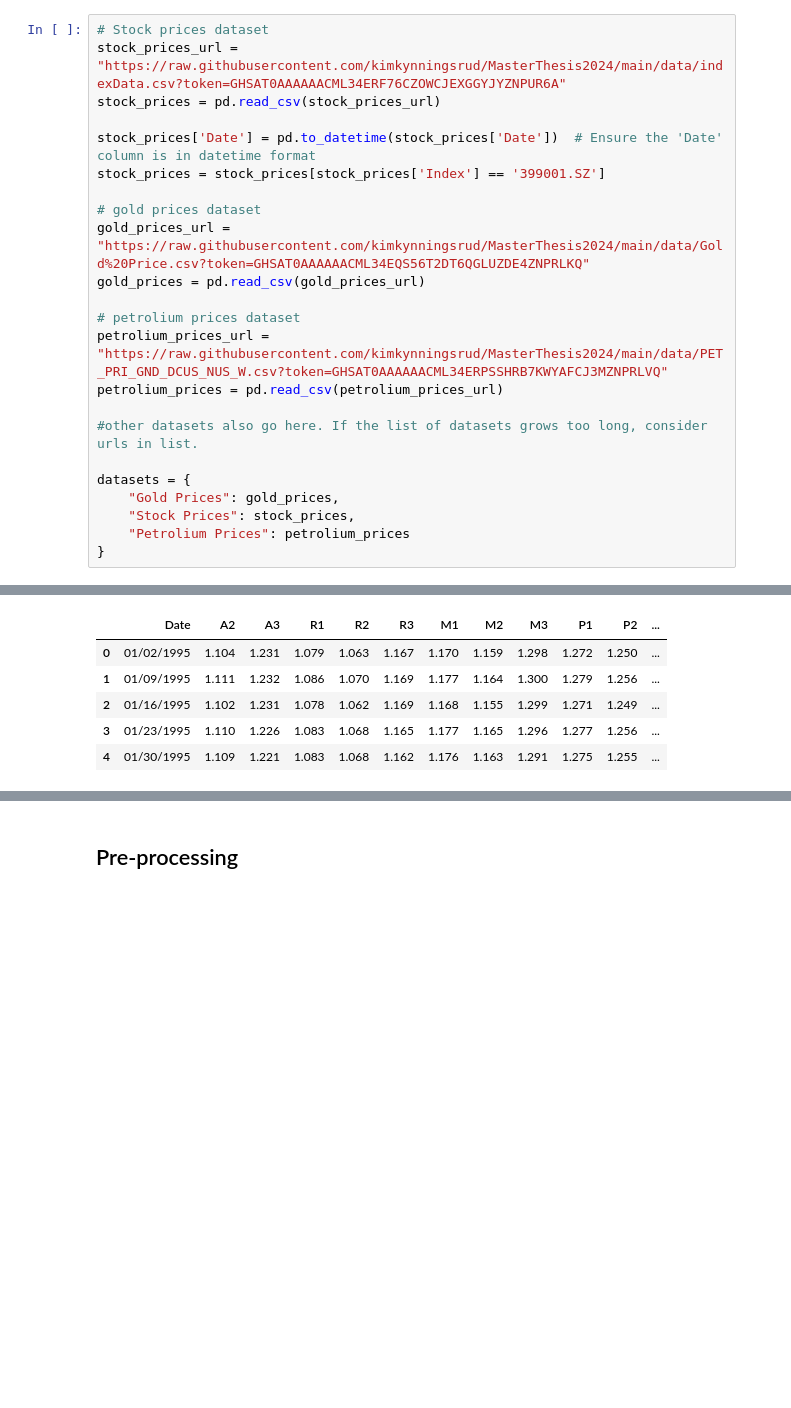
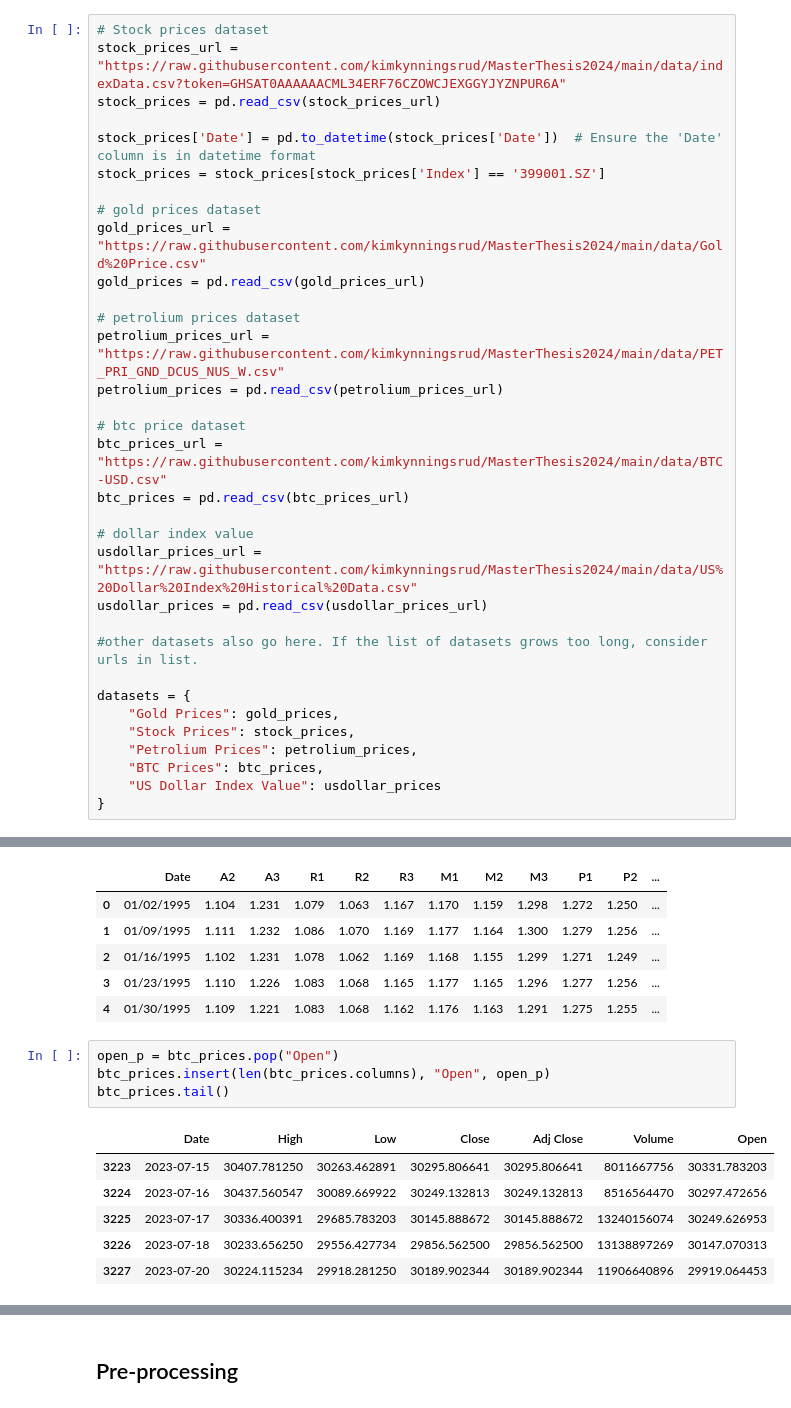
Before and after one commit to kimkynningsrud/MasterThesis2024, a Jupyter notebook: code.ipynb, the cells around one changed output, grey strips where cells are left out. Cells and saved outputs as stored; diff of their text form; blank space fills up the shorter version.

```diff
--- a/code.ipynb
+++ b/code.ipynb
@@ -47,19 +47,29 @@ stock_prices['Date'] = pd.to_datetime(stock_prices['Date'])  # Ensure the 'Date'
 stock_prices = stock_prices[stock_prices['Index'] == '399001.SZ']
 
 # gold prices dataset
-gold_prices_url = "https://raw.githubusercontent.com/kimkynningsrud/MasterThesis2024/main/data/Gold%20Price.csv?token=GHSAT0AAAAAACML34EQS56T2DT6QGLUZDE4ZNPRLKQ"
+gold_prices_url = "https://raw.githubusercontent.com/kimkynningsrud/MasterThesis2024/main/data/Gold%20Price.csv"
 gold_prices = pd.read_csv(gold_prices_url)
 
 # petrolium prices dataset
-petrolium_prices_url = "https://raw.githubusercontent.com/kimkynningsrud/MasterThesis2024/main/data/PET_PRI_GND_DCUS_NUS_W.csv?token=GHSAT0AAAAAACML34ERPSSHRB7KWYAFCJ3MZNPRLVQ"
+petrolium_prices_url = "https://raw.githubusercontent.com/kimkynningsrud/MasterThesis2024/main/data/PET_PRI_GND_DCUS_NUS_W.csv"
 petrolium_prices = pd.read_csv(petrolium_prices_url)
+
+# btc price dataset
+btc_prices_url = "https://raw.githubusercontent.com/kimkynningsrud/MasterThesis2024/main/data/BTC-USD.csv"
+btc_prices = pd.read_csv(btc_prices_url)
+
+# dollar index value
+usdollar_prices_url = "https://raw.githubusercontent.com/kimkynningsrud/MasterThesis2024/main/data/US%20Dollar%20Index%20Historical%20Data.csv"
+usdollar_prices = pd.read_csv(usdollar_prices_url)
 
 #other datasets also go here. If the list of datasets grows too long, consider urls in list.
 
 datasets = {
     "Gold Prices": gold_prices,
     "Stock Prices": stock_prices,
-    "Petrolium Prices": petrolium_prices
+    "Petrolium Prices": petrolium_prices,
+    "BTC Prices": btc_prices,
+    "US Dollar Index Value": usdollar_prices
 }
 # %%
 stock_prices.head()
@@ -100,3 +101,14 @@ petrolium_prices.head()
 | 2 | 01/16/1995 | 1.102 | 1.231 | 1.078 | 1.062 | 1.169 | 1.168 | 1.155 | 1.299 | 1.271 | 1.249 | ... |
 | 3 | 01/23/1995 | 1.110 | 1.226 | 1.083 | 1.068 | 1.165 | 1.177 | 1.165 | 1.296 | 1.277 | 1.256 | ... |
 | 4 | 01/30/1995 | 1.109 | 1.221 | 1.083 | 1.068 | 1.162 | 1.176 | 1.163 | 1.291 | 1.275 | 1.255 | ... |
+# %%
+open_p = btc_prices.pop("Open")
+btc_prices.insert(len(btc_prices.columns), "Open", open_p)
+btc_prices.tail()
+# %% [output]
+|  | Date | High | Low | Close | Adj Close | Volume | Open |
+| 3223 | 2023-07-15 | 30407.781250 | 30263.462891 | 30295.806641 | 30295.806641 | 8011667756 | 30331.783203 |
+| 3224 | 2023-07-16 | 30437.560547 | 30089.669922 | 30249.132813 | 30249.132813 | 8516564470 | 30297.472656 |
+| 3225 | 2023-07-17 | 30336.400391 | 29685.783203 | 30145.888672 | 30145.888672 | 13240156074 | 30249.626953 |
+| 3226 | 2023-07-18 | 30233.656250 | 29556.427734 | 29856.562500 | 29856.562500 | 13138897269 | 30147.070313 |
+| 3227 | 2023-07-20 | 30224.115234 | 29918.281250 | 30189.902344 | 30189.902344 | 11906640896 | 29919.064453 |
```
Also changed, not shown: parts of 10 cells of this notebook.
